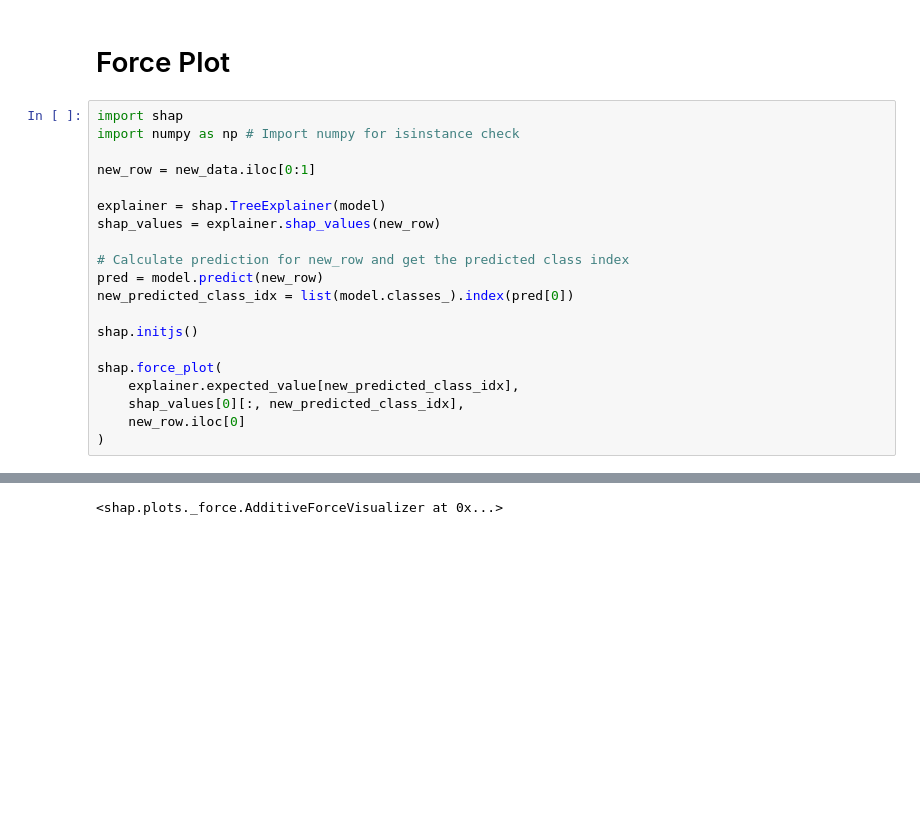
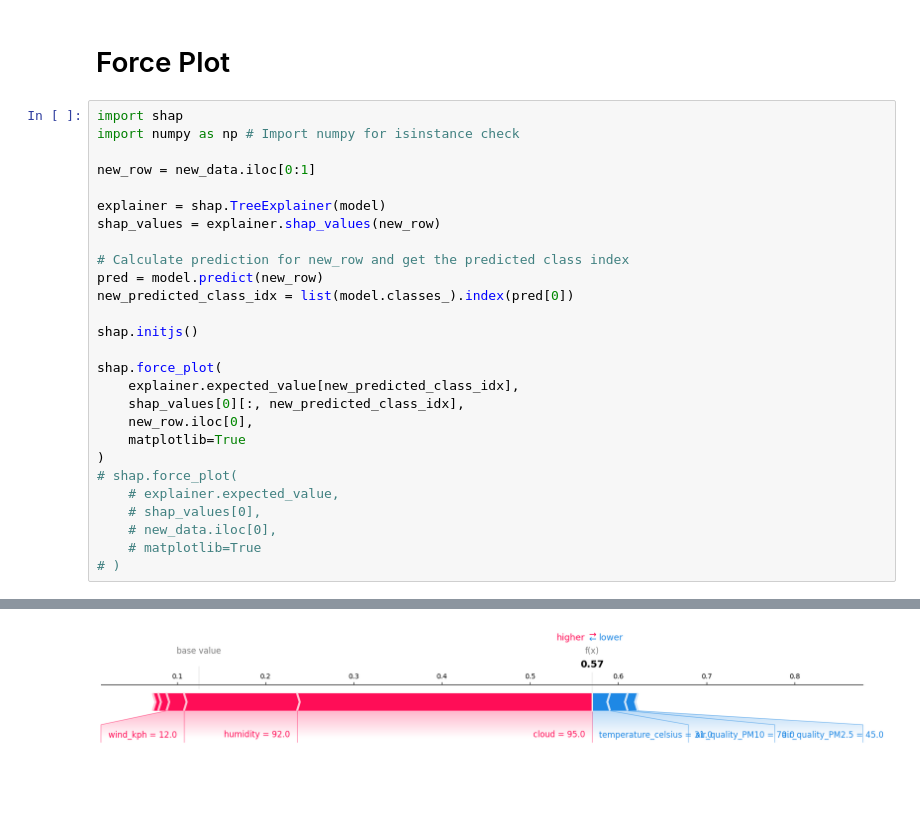
Before and after one commit to sandeepmohamed666/ClimateGuardAI, a Jupyter notebook: notebooks/19_Machine_Learning_E6_Explainable AI (SHAP).ipynb, the cells around one changed output, grey strips where cells are left out. Cells and saved outputs as stored; diff of their text form; blank space fills up the shorter version.

```diff
--- a/notebooks/19_Machine_Learning_E6_Explainable AI (SHAP).ipynb
+++ b/notebooks/19_Machine_Learning_E6_Explainable AI (SHAP).ipynb
@@ -238,23 +247,30 @@ Predicted Rainfall Risk: Medium
 # %%
 import shap
 import numpy as np # Import numpy for isinstance check
 
 new_row = new_data.iloc[0:1]
 
 explainer = shap.TreeExplainer(model)
 shap_values = explainer.shap_values(new_row)
 
 # Calculate prediction for new_row and get the predicted class index
 pred = model.predict(new_row)
 new_predicted_class_idx = list(model.classes_).index(pred[0])
 
 shap.initjs()
 
 shap.force_plot(
     explainer.expected_value[new_predicted_class_idx],
     shap_values[0][:, new_predicted_class_idx],
-    new_row.iloc[0]
+    new_row.iloc[0],
+    matplotlib=True
 )
+# shap.force_plot(
+    # explainer.expected_value,
+    # shap_values[0],
+    # new_data.iloc[0],
+    # matplotlib=True
+# )
 # %% [output]
 [interactive output not drawn]
-<shap.plots._force.AdditiveForceVisualizer at 0x...>
+[figure, added]
```
Also changed, not shown: parts of 4 cells of this notebook.
